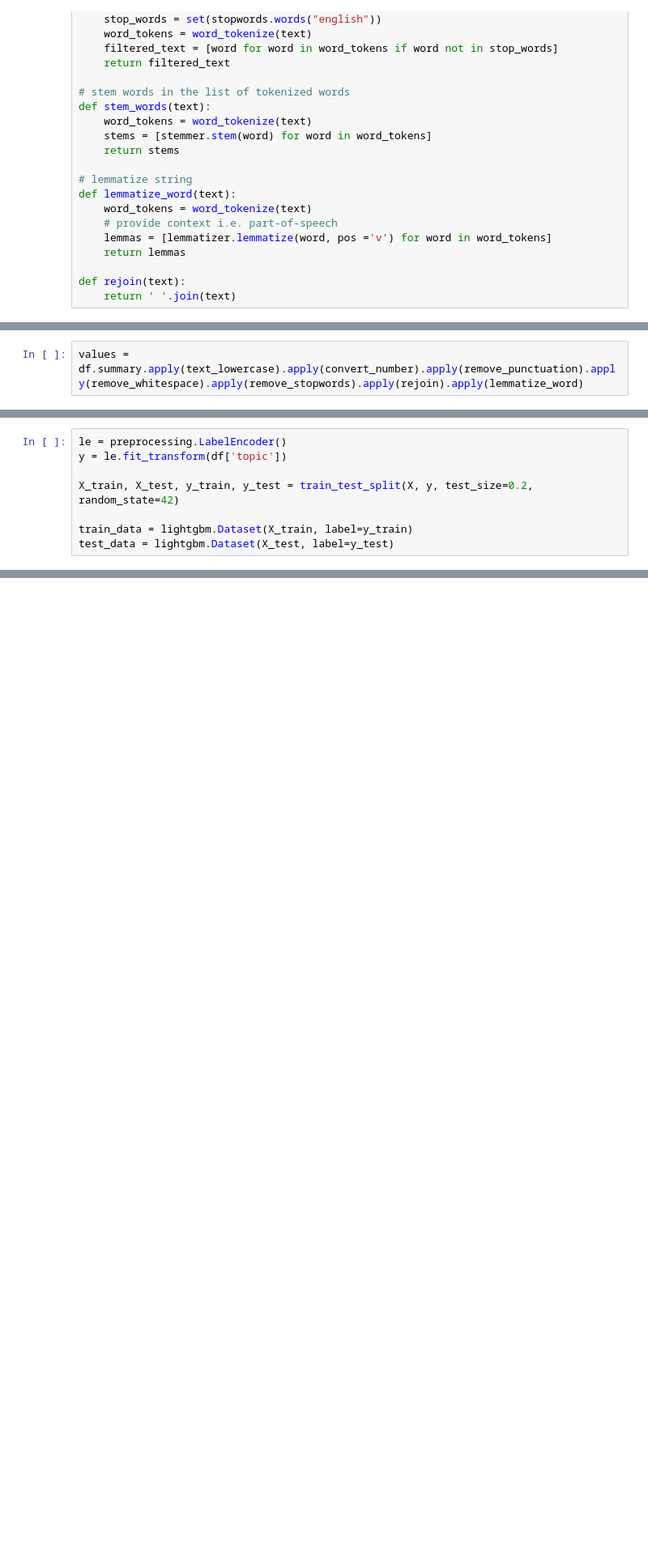
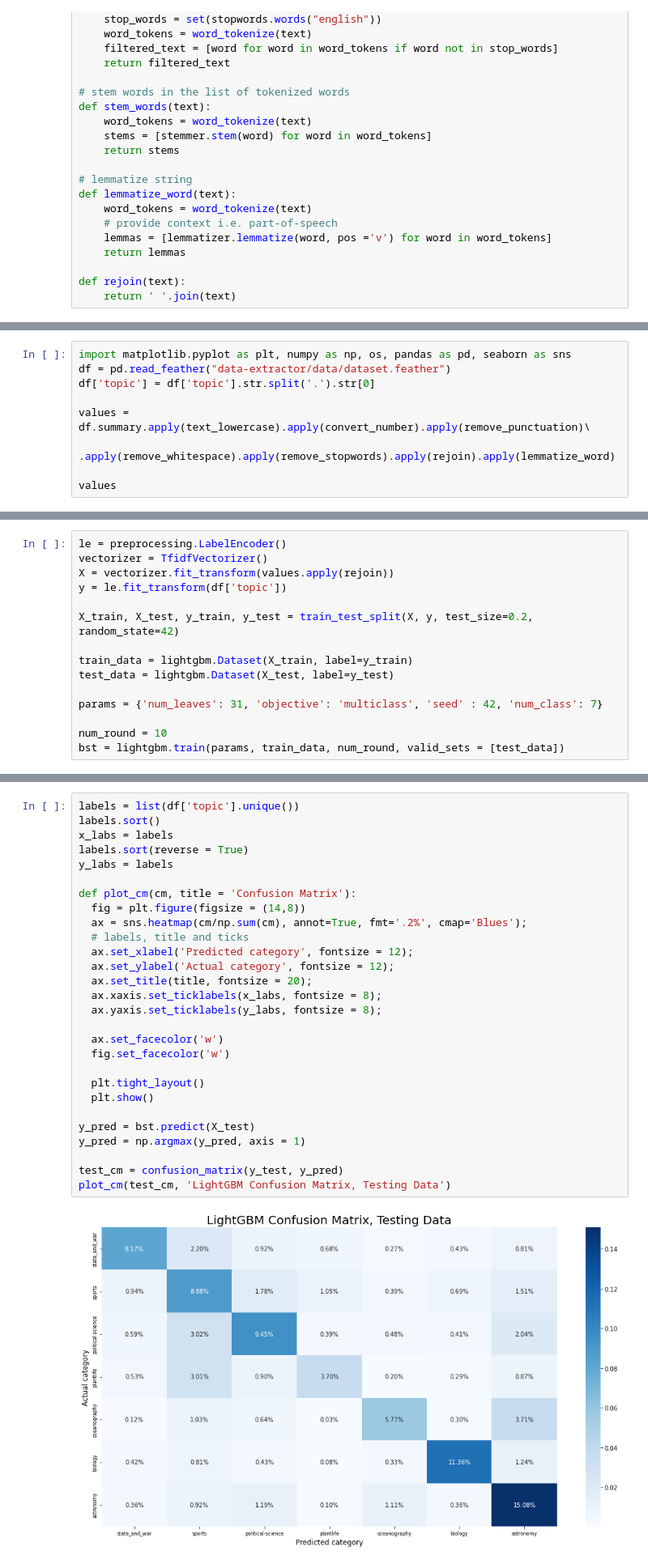
Before and after one commit to uva-ds6050-su22-g6/model, a Jupyter notebook: lightgbt-baseline.ipynb, the cells around one changed output, grey strips where cells are left out. Shown at 81% size. Cells and saved outputs as stored; diff of their text form; blank space fills up the shorter version.

Commit message:
small visualization tweaks, transparency-related

```diff
--- a/lightgbt-baseline.ipynb
+++ b/lightgbt-baseline.ipynb
@@ -77,2 +95,9 @@ def rejoin(text):
 # %%
-values = df.summary.apply(text_lowercase).apply(convert_number).apply(remove_punctuation).apply(remove_whitespace).apply(remove_stopwords).apply(rejoin).apply(lemmatize_word)
+import matplotlib.pyplot as plt, numpy as np, os, pandas as pd, seaborn as sns
+df = pd.read_feather("data-extractor/data/dataset.feather")
+df['topic'] = df['topic'].str.split('.').str[0]
+
+values = df.summary.apply(text_lowercase).apply(convert_number).apply(remove_punctuation)\
+           .apply(remove_whitespace).apply(remove_stopwords).apply(rejoin).apply(lemmatize_word)
+
+values
@@ -90,8 +123,15 @@ from sklearn.metrics import accuracy_score
 # %%
 le = preprocessing.LabelEncoder()
+vectorizer = TfidfVectorizer()
+X = vectorizer.fit_transform(values.apply(rejoin))
 y = le.fit_transform(df['topic'])
 
 X_train, X_test, y_train, y_test = train_test_split(X, y, test_size=0.2, random_state=42)
 
 train_data = lightgbm.Dataset(X_train, label=y_train)
 test_data = lightgbm.Dataset(X_test, label=y_test)
+
+params = {'num_leaves': 31, 'objective': 'multiclass', 'seed' : 42, 'num_class': 7}
+
+num_round = 10
+bst = lightgbm.train(params, train_data, num_round, valid_sets = [test_data])
@@ -105,0 +149,30 @@ y_pred = np.argmax(y_pred, axis=1)
+# %%
+labels = list(df['topic'].unique())
+labels.sort()
+x_labs = labels
+labels.sort(reverse = True)
+y_labs = labels
+
+def plot_cm(cm, title = 'Confusion Matrix'):
+  fig = plt.figure(figsize = (14,8))
+  ax = sns.heatmap(cm/np.sum(cm), annot=True, fmt='.2%', cmap='Blues');
+  # labels, title and ticks
+  ax.set_xlabel('Predicted category', fontsize = 12);
+  ax.set_ylabel('Actual category', fontsize = 12);
+  ax.set_title(title, fontsize = 20);
+  ax.xaxis.set_ticklabels(x_labs, fontsize = 8);
+  ax.yaxis.set_ticklabels(y_labs, fontsize = 8);
+
+  ax.set_facecolor('w')
+  fig.set_facecolor('w')
+
+  plt.tight_layout()
+  plt.show()
+
+y_pred = bst.predict(X_test)
+y_pred = np.argmax(y_pred, axis = 1)
+
+test_cm = confusion_matrix(y_test, y_pred)
+plot_cm(test_cm, 'LightGBM Confusion Matrix, Testing Data')
+# %% [output]
+[figure, added]
```
Also changed, not shown: parts of 14 cells of this notebook, 2 other files.
